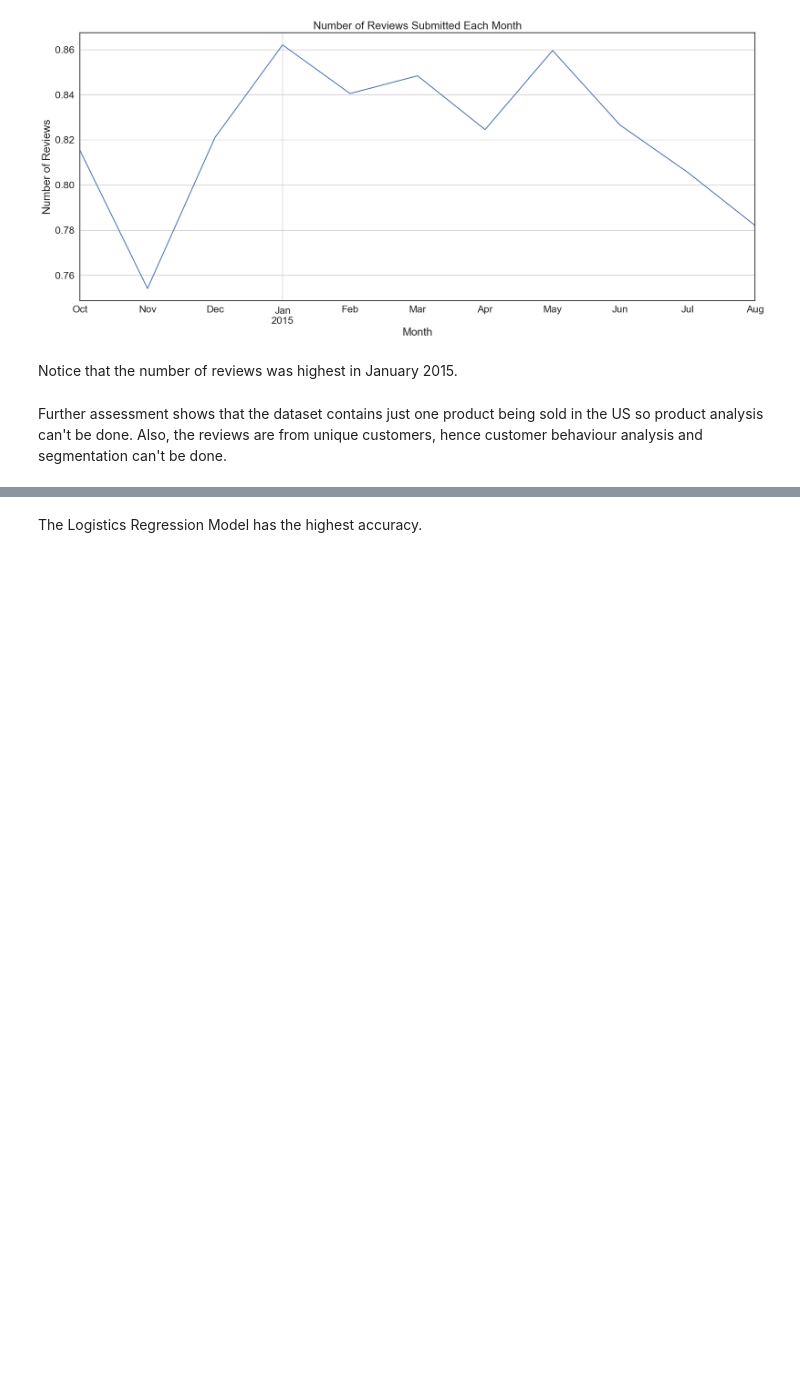
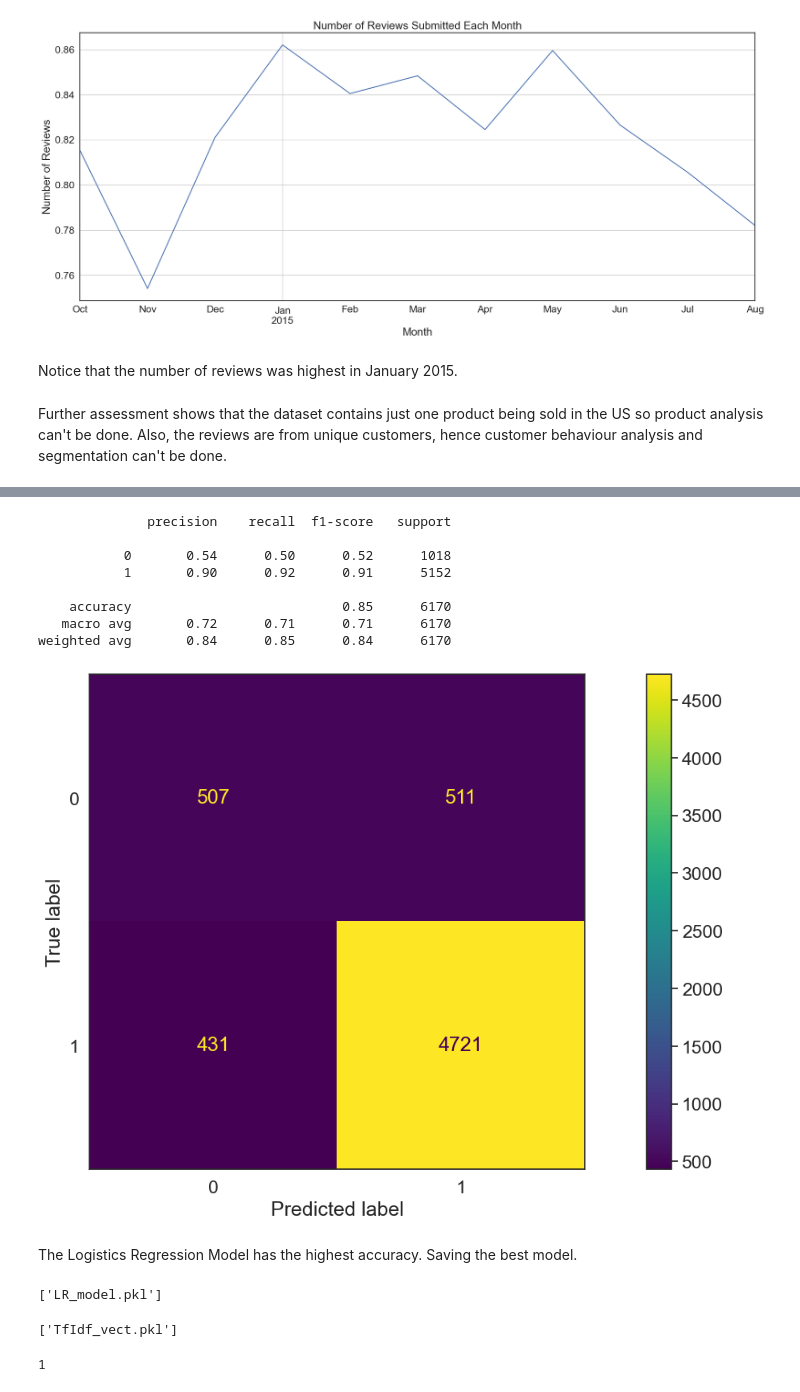
Before and after one commit to PeaceUdoka/Sentiment-analysis-with-python, a Jupyter notebook: Sentiment Analysis With Python.ipynb, the cells around one changed output, grey strips where cells are left out. Drawn from its saved outputs; the diff is of its cells as text; code cells hidden in the pictures; blank space fills up the shorter version.

```diff
--- a/Sentiment Analysis With Python.ipynb
+++ b/Sentiment Analysis With Python.ipynb
@@ -476,2 +399,32 @@ plt.show()
+# %%
+#build DecisionTreeClassifier model
+build(DecisionTreeClassifier)
+# %% [output]
+              precision    recall  f1-score   support
+
+           0       0.54      0.50      0.52      1018
+           1       0.90      0.92      0.91      5152
+
+    accuracy                           0.85      6170
+   macro avg       0.72      0.71      0.71      6170
+weighted avg       0.84      0.85      0.84      6170
+[figure, added]
 # %% [markdown]
-The Logistics Regression Model has the highest accuracy.
+The Logistics Regression Model has the highest accuracy. Saving the best model.
+# %%
+#saving the best model
+
+joblib.dump(logreg, 'LR_model.pkl')
+# %% [output]
+['LR_model.pkl']
+# %%
+#saving the vectorizer
+
+joblib.dump(vect, 'TfIdf_vect.pkl')
+# %% [output]
+['TfIdf_vect.pkl']
+# %%
+text = ["I am happy"]
+logreg.predict(vect.transform(text).toarray())[0]
+# %% [output]
+1
```
Also changed, not shown: parts of 27 cells of this notebook, 4 other files.
